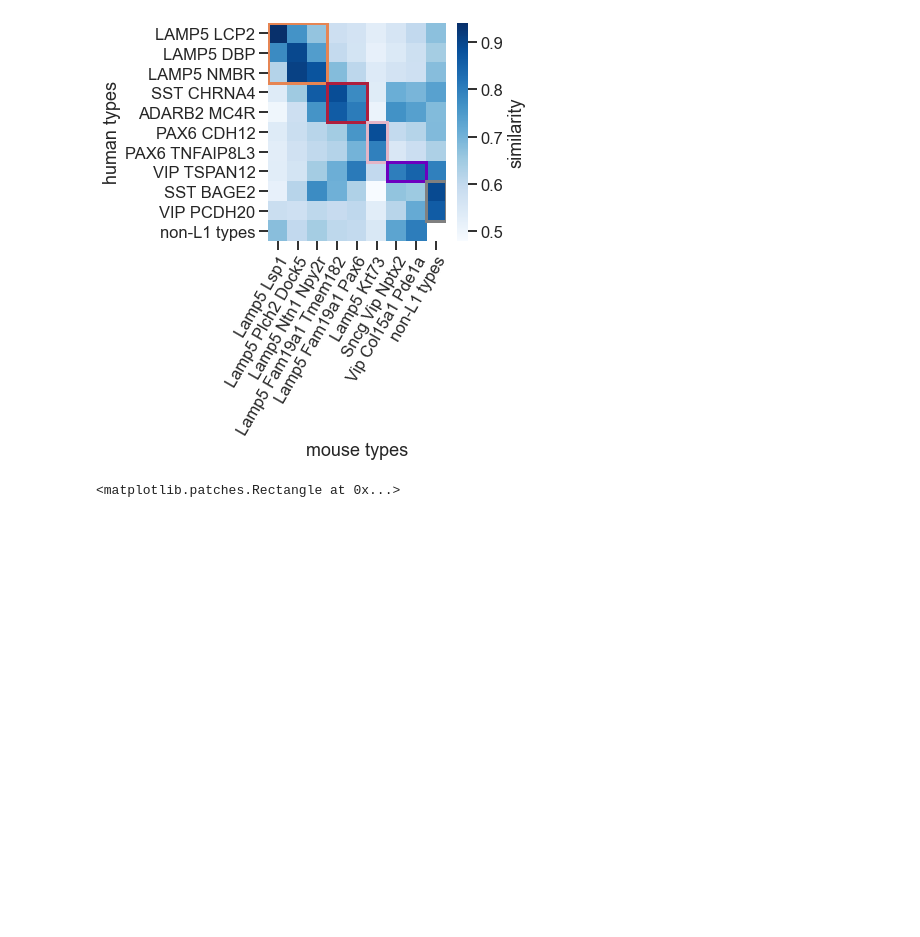
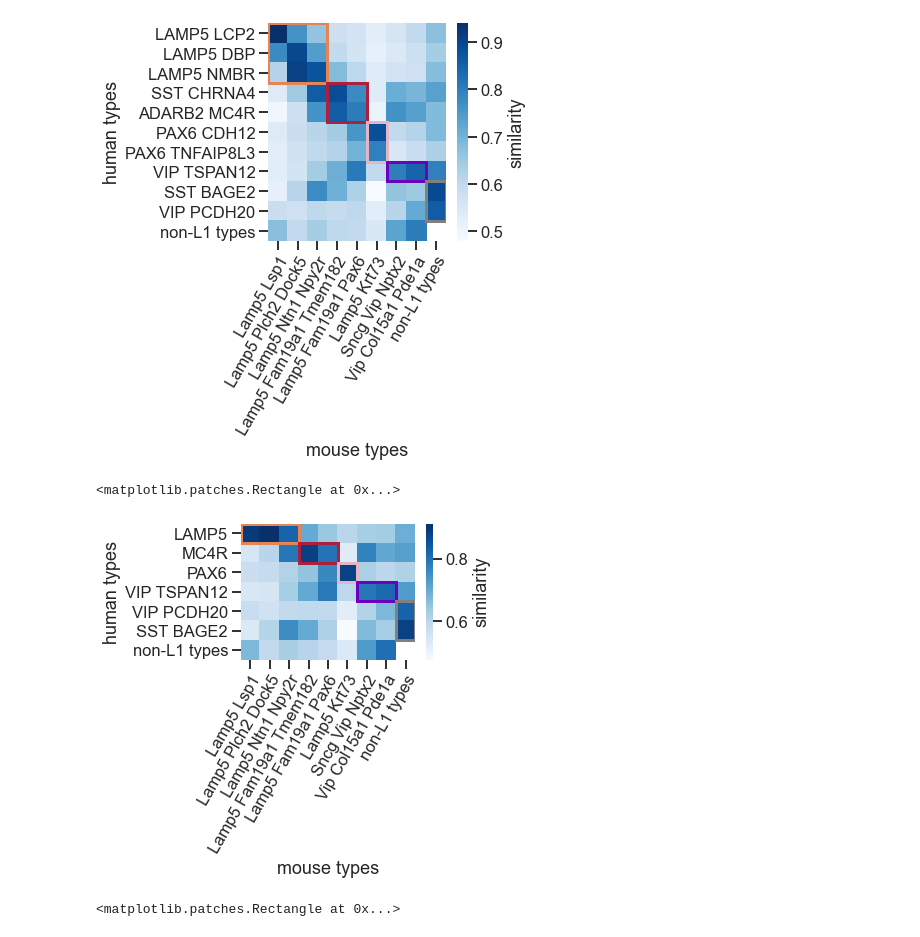
Before and after one commit to AllenInstitute/patchseq_human_L1, a Jupyter notebook: notebooks/homologies.ipynb, the cells around one changed output. Saved outputs shown, nothing was run; the diff lists cells and outputs as text; code cells hidden in the pictures; blank space fills up the shorter version.

```diff
--- a/notebooks/homologies.ipynb
+++ b/notebooks/homologies.ipynb
@@ -117,6 +135,22 @@ index_human_hom = (human_df.loc[lambda df: df.cell_subclass.isin(['LAMP5/PAX6/Ot
                groupby('homology_type').sample_id.apply(list))
 # %%
 between, within = get_distances(coords, index_col=index_mouse, index_row=index_human_hom)
+# %%
+df = within/between
+types_human = ['LAMP5', 'MC4R', 'PAX6', 'VIP TSPAN12', 'VIP PCDH20', 'SST BAGE2']
+plot_l1_hom(df, types_human=types_human, figsize=(4,2.5))
+ax = plt.gca()
+args = dict(linewidth=3, facecolor='none')
+ax.add_patch(Rectangle((0,0), 3, 1, edgecolor=palette_subclass['LAMP5'], **args))
+ax.add_patch(Rectangle((3,1), 2, 1, edgecolor=palette_subclass['MC4R'], **args))
+ax.add_patch(Rectangle((5,2), 1, 1, edgecolor=palette_subclass['PAX6'], **args))
+ax.add_patch(Rectangle((6,3), 2, 1, edgecolor=palette_subclass['L1 VIP'], **args))
+ax.add_patch(Rectangle((8,4), 1, 2, edgecolor=palette_subclass['other'], **args))
+
+# plt.vlines([1,4,6,8], ymin=0, ymax=7, colors='k')
+# %% [output]
+<matplotlib.patches.Rectangle at 0x...>
+[figure, added]
 # %%
 df = within/between
 types_human = ['LAMP5', 'MC4R', 'PAX6', 'VIP TSPAN12', 'VIP PCDH20', 'SST BAGE2']
```
Also changed, not shown: parts of 5 cells of this notebook, 7 other files.
